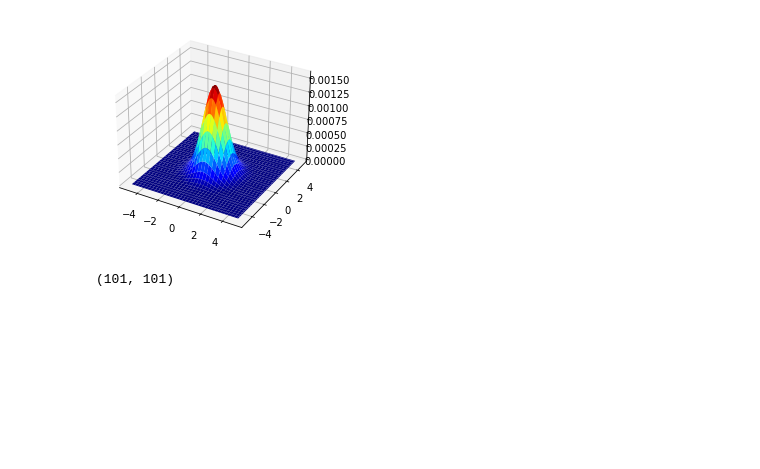
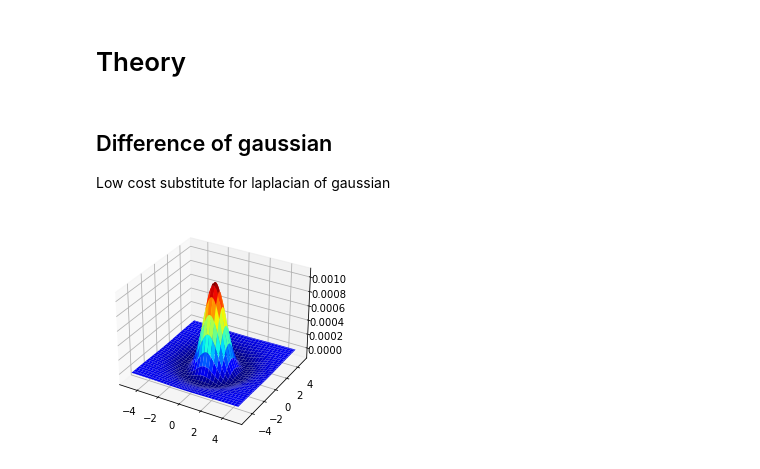
Before and after one commit to Avishka-Perera/first-principles-of-image-processing-youtube, a Jupyter notebook: 01-image-stiching-face-detection/sift.ipynb, the cells around one changed output. Cells and saved outputs as stored; diff of their text form; code cells hidden in the pictures; blank space fills up the shorter version.

```diff
--- a/01-image-stiching-face-detection/sift.ipynb
+++ b/01-image-stiching-face-detection/sift.ipynb
@@ -5,16 +6,21 @@ import matplotlib.cm as cm
+# %% [markdown]
+# Theory
+# %% [markdown]
+## Difference of gaussian
+Low cost substitute for laplacian of gaussian
 # %%
 sigma = 1
+k = 1.8
 XX, YY = np.meshgrid(np.arange(-5,5+0.1, 0.1), np.arange(-5,5+0.1, 0.1))
 g = np.exp(-(XX**2 + YY**2)/(2*sigma**2))
 g /= g.sum()
+g_k = np.exp(-(XX**2 + YY**2)/(2*(sigma*k)**2))
+g_k /= g_k.sum()
+
 fig = plt.figure()
 ax = fig.add_subplot(111, projection='3d')
-ax.plot_surface(XX, YY, g, cmap=cm.jet)
+ax.plot_surface(XX, YY, g-g_k, cmap=cm.jet)
 
 plt.show()
 # %% [output]
-[figure, old version]
+[figure, new version]
-# %%
-g.shape
-# %% [output]
-(101, 101)
```
Also changed, not shown: parts of 3 cells of this notebook.
